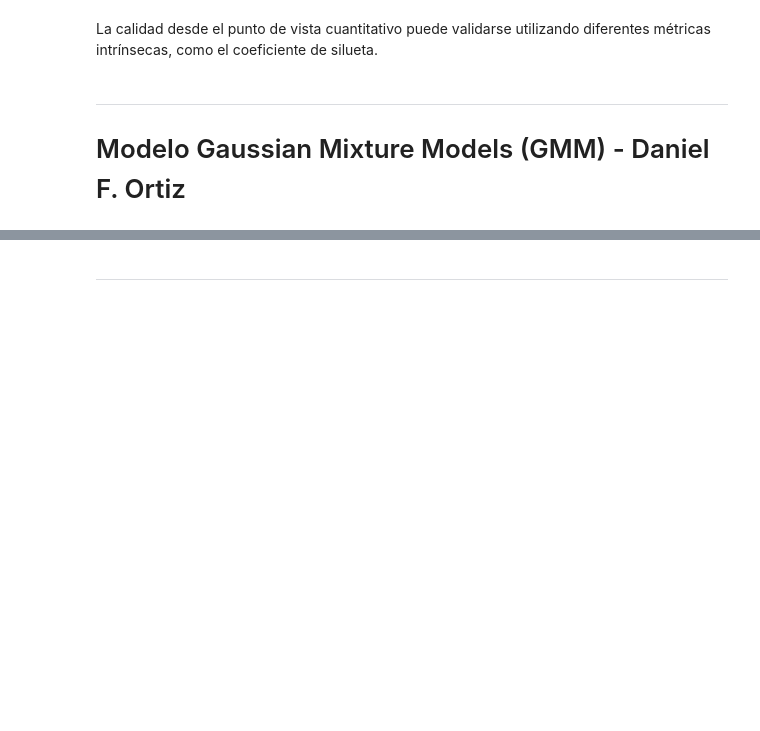
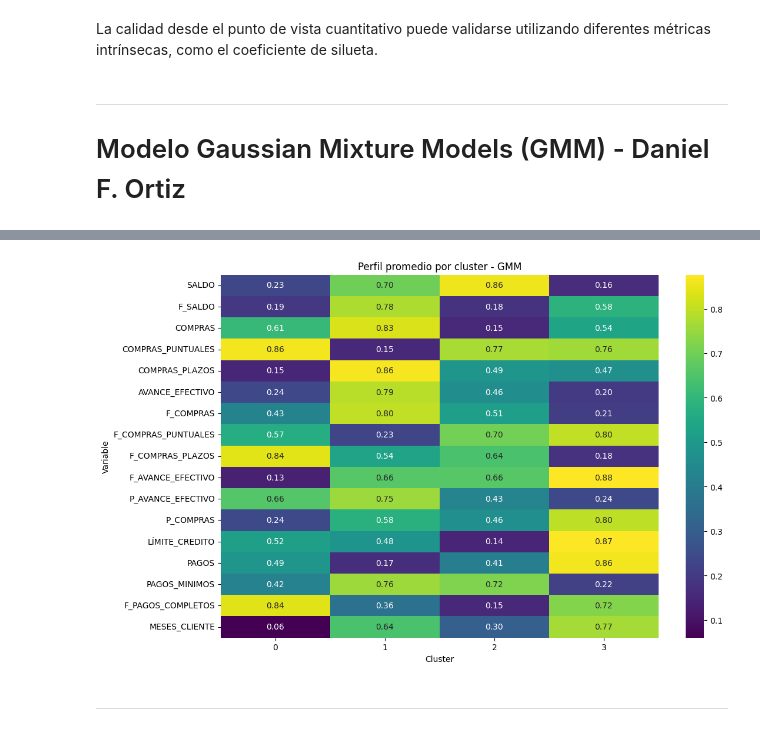
Before and after one commit to j4vierb/FinanzasAlpes-lab2, a Jupyter notebook: v1.ipynb, the cells around one changed output, grey strips where cells are left out. Saved outputs shown, nothing was run; the diff lists cells and outputs as text; code cells hidden in the pictures; blank space fills up the shorter version.

```diff
--- a/v1.ipynb
+++ b/v1.ipynb
@@ -760,3 +886,21 @@ codigo = 1
+# %%
+numerical_cols = gmm_df.select_dtypes(include=['number']).columns.drop('GMM_Cluster')
+
+# Agrupar y calcular promedios sólo sobre columnas numéricas
+cluster_profile = gmm_df.groupby('GMM_Cluster')[numerical_cols].mean().T
+
+# Graficar el perfil promedio por cluster
+import seaborn as sns
+import matplotlib.pyplot as plt
+
+plt.figure(figsize=(12,8))
+sns.heatmap(cluster_profile, annot=True, cmap='viridis', fmt=".2f")
+plt.title("Perfil promedio por cluster - GMM")
+plt.ylabel("Variable")
+plt.xlabel("Cluster")
+plt.show()
+# %% [output]
+[figure, added]
 # %% [markdown]
 ------------------------------------
 # %% [markdown]
```
Also changed, not shown: parts of 8 cells of this notebook.
